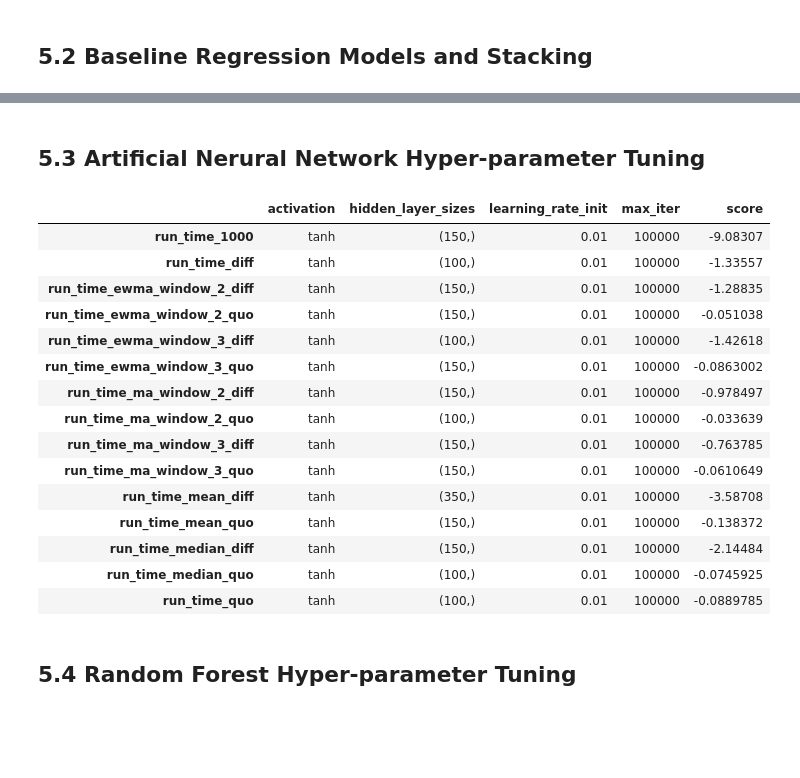
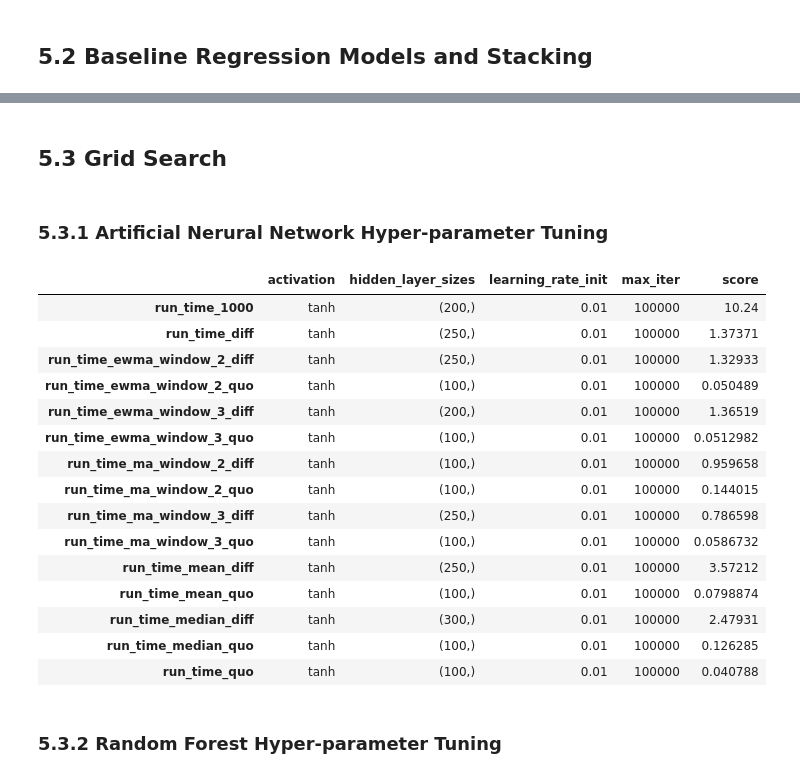
Before and after one commit to terryluzj/ba-fyp-sports-analytics, a Jupyter notebook: analysis/predictive/regression_models.ipynb, the cells around one changed output, grey strips where cells are left out. Cells and saved outputs as stored; diff of their text form; code cells hidden in the pictures; blank space fills up the shorter version.

```diff
--- a/analysis/predictive/regression_models.ipynb
+++ b/analysis/predictive/regression_models.ipynb
@@ -216,13 +238,16 @@ sns.heatmap(value_df, annot=True, fmt='g', cmap='RdYlBu')
+# %% [markdown]
+## 5.3 Grid Search
 # %%
-def get_best_model(name_saved, model_method, tuned_params):
+def get_best_model(name_saved, model_method, tuned_params, scoring, verbose=2, **params):
     # Get the best model from grid search
     try:
         best_df = pd.read_csv(report_directory + '%s_grid_search_report.csv' % name_saved, index_col=0)
     except FileNotFoundError:
-        best_df = start_grid_search(model_method=model_method, tuned_params=tuned_params, name_to_save=name_saved)
-    return report_best_params(best_df)
+        best_df = start_grid_search(model_method=model_method, tuned_params=tuned_params,
+                                    scoring=scoring, name_to_save=name_saved, verbose=verbose, **params)
+    return report_best_params(best_df, scoring=scoring)
 
-def report_best_params(df, col_name='best_params'):
+def report_best_params(df, scoring, col_name='best_params'):
     # Get the best reported parameters
     best_dict = {}
     for column in df.columns:
@@ -232,16 +257,19 @@ def report_best_params(df, col_name='best_params'):
             best_params = df[column]['best_params']
         best_params.update({'score': float(df[column]['best_scores'])})
         best_dict[column] = best_params
-    return pd.DataFrame(best_dict).T
+    df_return = pd.DataFrame(best_dict).T
+    if 'False' in repr(scoring):
+        df_return['score'] = -df_return['score']
+    return df_return
 
-def start_grid_search(model_method, tuned_params, name_to_save, verbose=2, cv=5, scoring=rmse_score, **params):
+def start_grid_search(model_method, tuned_params, name_to_save, scoring, verbose=2, cv=5, **params):
     # General method to trigger grid search
     best_dict = {}
     for col_name in mc.y_train.columns:
         grid_search = GridSearchCV(model_method(**params), tuned_params, cv=cv, scoring=scoring, verbose=verbose)
         y = mc.y[col_name].dropna()
         X = mc.X[mc.X.index.isin(y.index)]
-        grid_search.fit(X, y)
+        grid_search.fit(np.array(X), np.array(y))
         best_dict[col_name] = {
             'best_estimator': grid_search.best_estimator_,
             'best_params': grid_search.best_params_,
@@ -253,35 +281,34 @@ def start_grid_search(model_method, tuned_params, name_to_save, verbose=2, cv=5,
     best_df.to_csv(report_directory + file_name)
     return best_df
 # %% [markdown]
-## 5.3 Artificial Nerural Network Hyper-parameter Tuning
+### 5.3.1 Artificial Nerural Network Hyper-parameter Tuning
 # %%
 ann_tuned_params = [
     {'activation': ['relu', 'tanh'],
      'learning_rate_init': [0.01, ],
      'max_iter': [100000, ],
      'hidden_layer_sizes': [(100, ), (150, ), (200, ), (250, ), (300, ), (350, )]}
 ]
+get_best_model('ann', MLPRegressor, ann_tuned_params, scoring=rmse_score, verbose=1)
+# %% [output]
+|  | activation | hidden_layer_sizes | learning_rate_init | max_iter | score |
+| run_time_1000 | tanh | (200,) | 0.01 | 100000 | 10.24 |
+| run_time_diff | tanh | (250,) | 0.01 | 100000 | 1.37371 |
+| run_time_ewma_window_2_diff | tanh | (250,) | 0.01 | 100000 | 1.32933 |
+| run_time_ewma_window_2_quo | tanh | (100,) | 0.01 | 100000 | 0.050489 |
+| run_time_ewma_window_3_diff | tanh | (200,) | 0.01 | 100000 | 1.36519 |
+| run_time_ewma_window_3_quo | tanh | (100,) | 0.01 | 100000 | 0.0512982 |
+| run_time_ma_window_2_diff | tanh | (100,) | 0.01 | 100000 | 0.959658 |
+| run_time_ma_window_2_quo | tanh | (100,) | 0.01 | 100000 | 0.144015 |
+| run_time_ma_window_3_diff | tanh | (250,) | 0.01 | 100000 | 0.786598 |
+| run_time_ma_window_3_quo | tanh | (100,) | 0.01 | 100000 | 0.0586732 |
+| run_time_mean_diff | tanh | (250,) | 0.01 | 100000 | 3.57212 |
+| run_time_mean_quo | tanh | (100,) | 0.01 | 100000 | 0.0798874 |
+| run_time_median_diff | tanh | (300,) | 0.01 | 100000 | 2.47931 |
+| run_time_median_quo | tanh | (100,) | 0.01 | 100000 | 0.126285 |
+| run_time_quo | tanh | (100,) | 0.01 | 100000 | 0.040788 |
-# %%
-get_best_model('ann', MLPRegressor, ann_tuned_params)
-# %% [output]
-|  | activation | hidden_layer_sizes | learning_rate_init | max_iter | score |
-| run_time_1000 | tanh | (150,) | 0.01 | 100000 | -9.08307 |
-| run_time_diff | tanh | (100,) | 0.01 | 100000 | -1.33557 |
-| run_time_ewma_window_2_diff | tanh | (150,) | 0.01 | 100000 | -1.28835 |
-| run_time_ewma_window_2_quo | tanh | (150,) | 0.01 | 100000 | -0.051038 |
-| run_time_ewma_window_3_diff | tanh | (100,) | 0.01 | 100000 | -1.42618 |
-| run_time_ewma_window_3_quo | tanh | (150,) | 0.01 | 100000 | -0.0863002 |
-| run_time_ma_window_2_diff | tanh | (150,) | 0.01 | 100000 | -0.978497 |
-| run_time_ma_window_2_quo | tanh | (100,) | 0.01 | 100000 | -0.033639 |
-| run_time_ma_window_3_diff | tanh | (150,) | 0.01 | 100000 | -0.763785 |
-| run_time_ma_window_3_quo | tanh | (150,) | 0.01 | 100000 | -0.0610649 |
-| run_time_mean_diff | tanh | (350,) | 0.01 | 100000 | -3.58708 |
-| run_time_mean_quo | tanh | (150,) | 0.01 | 100000 | -0.138372 |
-| run_time_median_diff | tanh | (150,) | 0.01 | 100000 | -2.14484 |
-| run_time_median_quo | tanh | (100,) | 0.01 | 100000 | -0.0745925 |
-| run_time_quo | tanh | (100,) | 0.01 | 100000 | -0.0889785 |
 # %% [markdown]
-## 5.4 Random Forest Hyper-parameter Tuning
+### 5.3.2 Random Forest Hyper-parameter Tuning
 # %%
 rf_tuned_params = [
     {'n_estimators': [5, 10, 20, 40],
```
Also changed, not shown: parts of 12 cells of this notebook, 1 other file.
